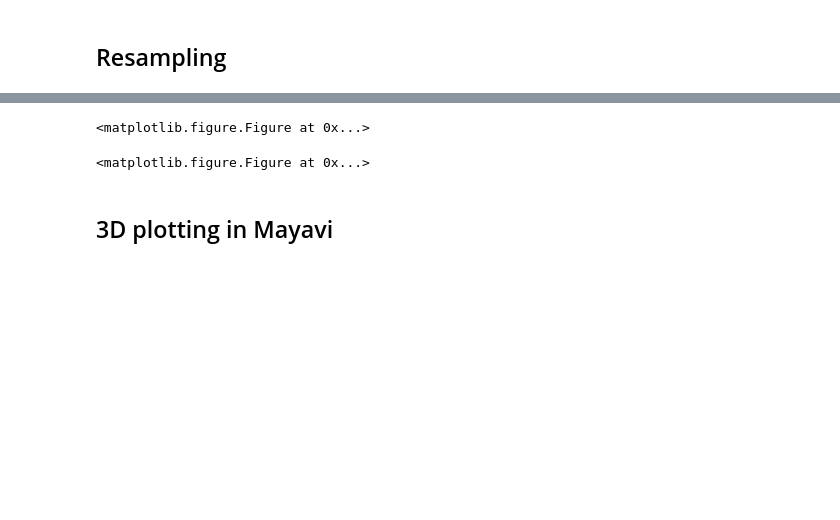
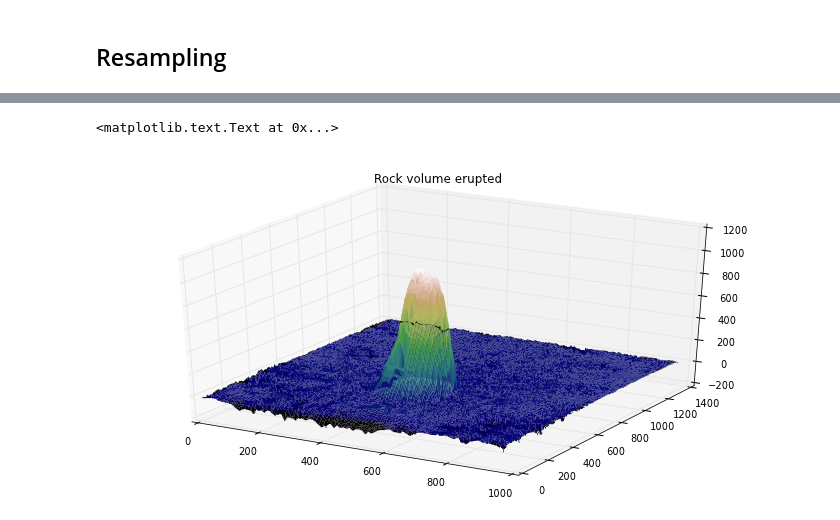
Before and after one commit to agilescientific/notebooks, a Jupyter notebook: Mt_St-Helens.ipynb, the cells around one changed output, grey strips where cells are left out. Saved outputs shown, nothing was run; the diff lists cells and outputs as text; code cells hidden in the pictures; blank space fills up the shorter version.

```diff
--- a/Mt_St-Helens.ipynb
+++ b/Mt_St-Helens.ipynb
@@ -195,13 +144,12 @@ Awesome.
 # %%
 x = np.arange(difference.shape[1])
 y = np.arange(difference.shape[0])
 x, y = np.meshgrid(x, y)
 
 fig = plt.figure(figsize=(12,6))
 ax = fig.add_subplot(1, 1, 1, projection='3d')
-p = ax.plot_surface(x, y, difference, cmap="gist_earth", linewidth=0, vmin=676, vmax=2951)
+ax.plot_surface(x, y, difference, cmap="gist_earth", linewidth=0, vmin=-50, vmax=1000 )
+ax.set_title('Rock volume erupted')
 # %% [output]
-<matplotlib.figure.Figure at 0x...>
+<matplotlib.text.Text at 0x...>
-<matplotlib.figure.Figure at 0x...>
+[figure, added]
-# %% [markdown]
-## 3D plotting in Mayavi
```
Also changed, not shown: parts of 30 cells of this notebook.
